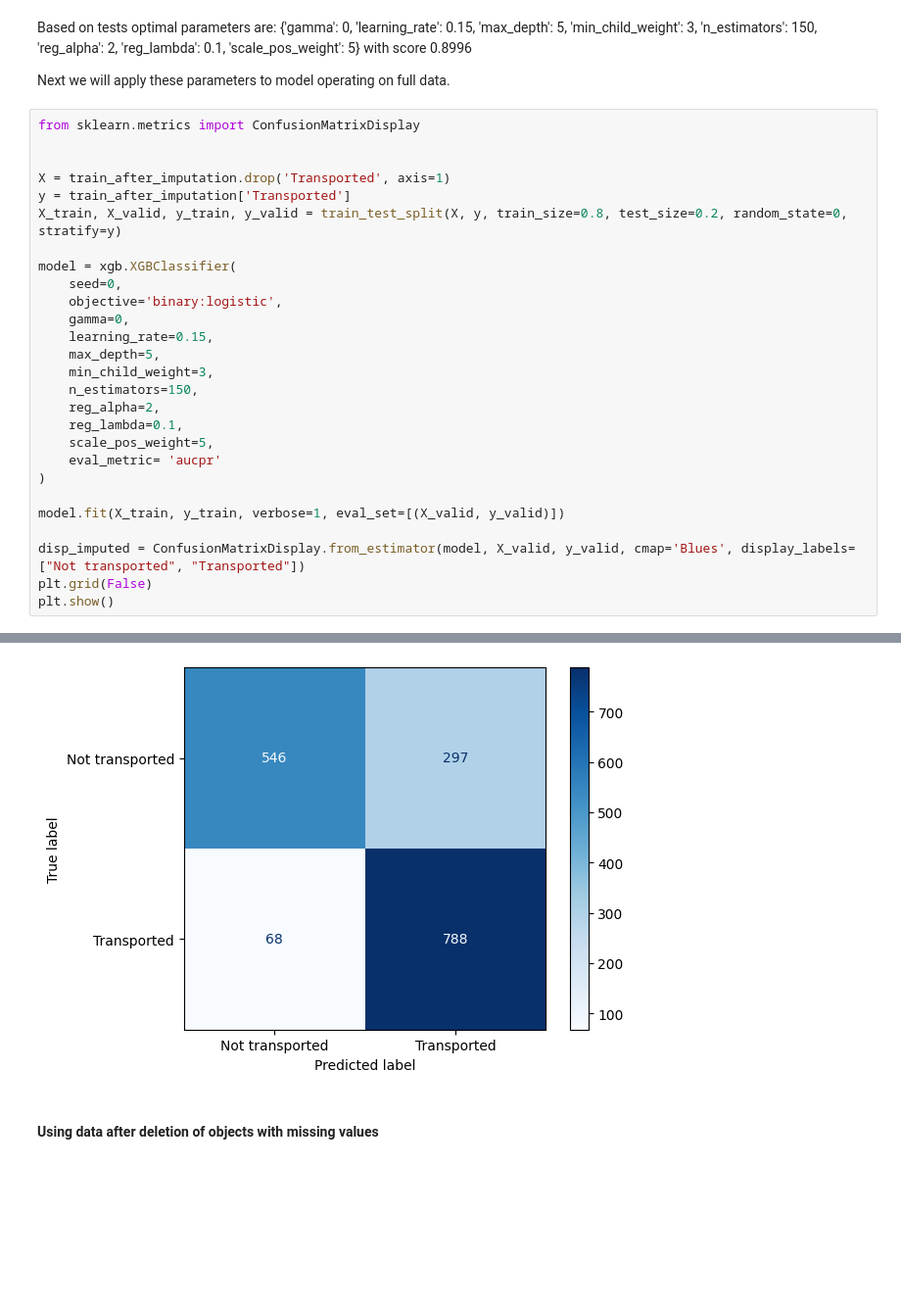
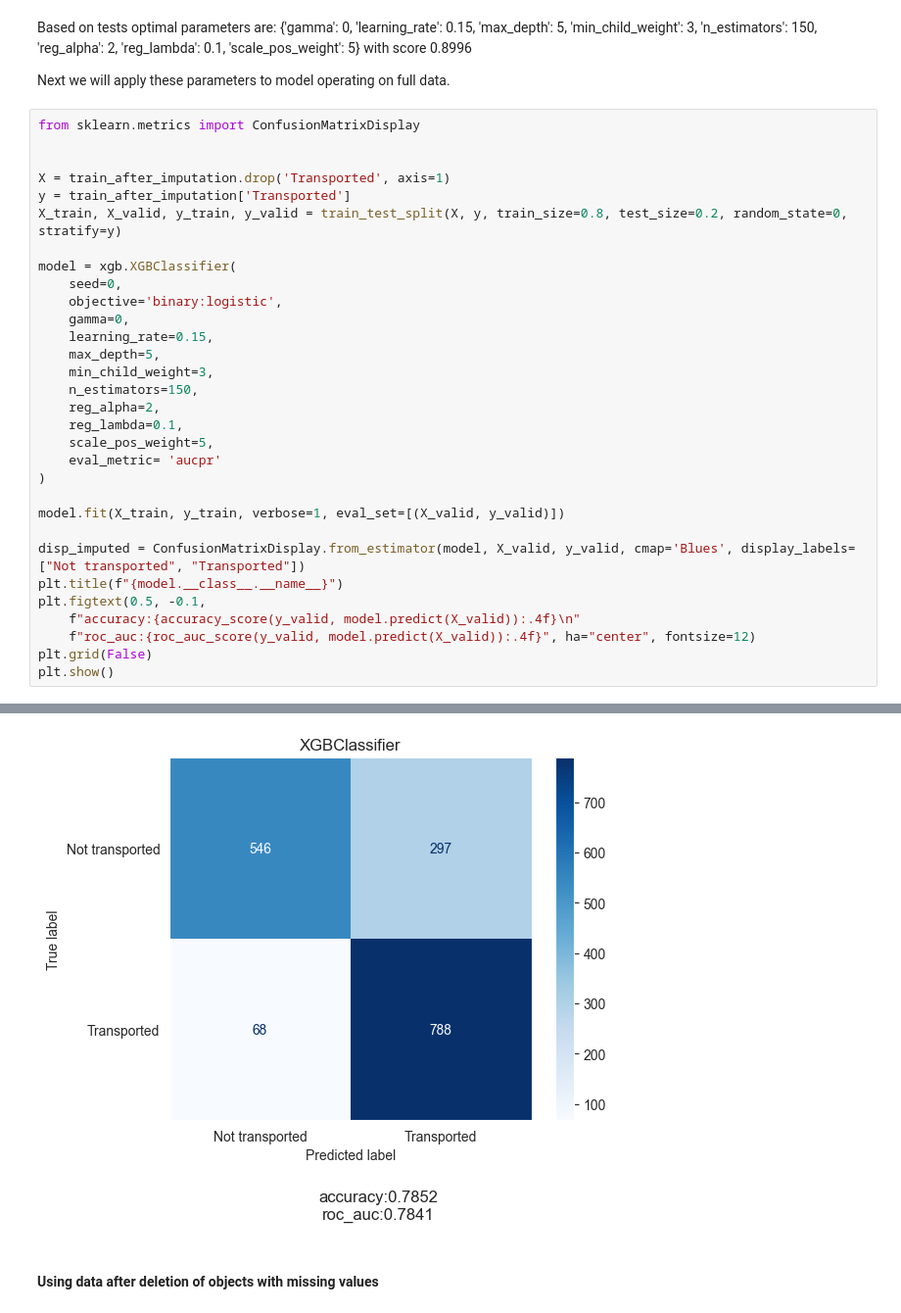
Before and after one commit to filip-kobus/spaceship-titanic-kaggle, a Jupyter notebook: notebook.ipynb, the cells around one changed output, grey strips where cells are left out. Shown at 98% size. Saved outputs shown, nothing was run; the diff lists cells and outputs as text; blank space fills up the shorter version.

Commit message:
Dodano: - train_test_split dla metody tune_model - model lasu losowego - macierze prawdy do każdego modelu - sprawdzenie podziału klas w eksploracji danych

```diff
--- a/notebook.ipynb
+++ b/notebook.ipynb
@@ -676,34 +800,38 @@ model = xgb.XGBClassifier(
     n_estimators=150,
     reg_alpha=2,
     reg_lambda=0.1,
     scale_pos_weight=5,
     eval_metric= 'aucpr'
 )
 
 model.fit(X_train, y_train, verbose=1, eval_set=[(X_valid, y_valid)])
 
 disp_imputed = ConfusionMatrixDisplay.from_estimator(model, X_valid, y_valid, cmap='Blues', display_labels=["Not transported", "Transported"])
+plt.title(f"{model.__class__.__name__}")
+plt.figtext(0.5, -0.1,
+    f"accuracy:{accuracy_score(y_valid, model.predict(X_valid)):.4f}\n"
+    f"roc_auc:{roc_auc_score(y_valid, model.predict(X_valid)):.4f}", ha="center", fontsize=12)
 plt.grid(False)
 plt.show()
 # %% [output]
 [0]     validation_0-aucpr:0.85728
 [1]     validation_0-aucpr:0.86189
 [2]     validation_0-aucpr:0.86672
 [3]     validation_0-aucpr:0.86505
 [4]     validation_0-aucpr:0.87537
 [5]     validation_0-aucpr:0.88249
 [6]     validation_0-aucpr:0.88198
 [7]     validation_0-aucpr:0.88252
 [8]     validation_0-aucpr:0.88337
 [9]     validation_0-aucpr:0.88619
 [10]    validation_0-aucpr:0.88756
 [11]    validation_0-aucpr:0.88884
 ... (134 lines left out)
 [146]   validation_0-aucpr:0.90696
 [147]   validation_0-aucpr:0.90700
 [148]   validation_0-aucpr:0.90713
 [149]   validation_0-aucpr:0.90713
-[figure, old version]
+[figure, new version]
 # %% [markdown]
 #### Using data after deletion of objects with missing values
 # %%
```
Also changed, not shown: parts of 19 cells of this notebook.
